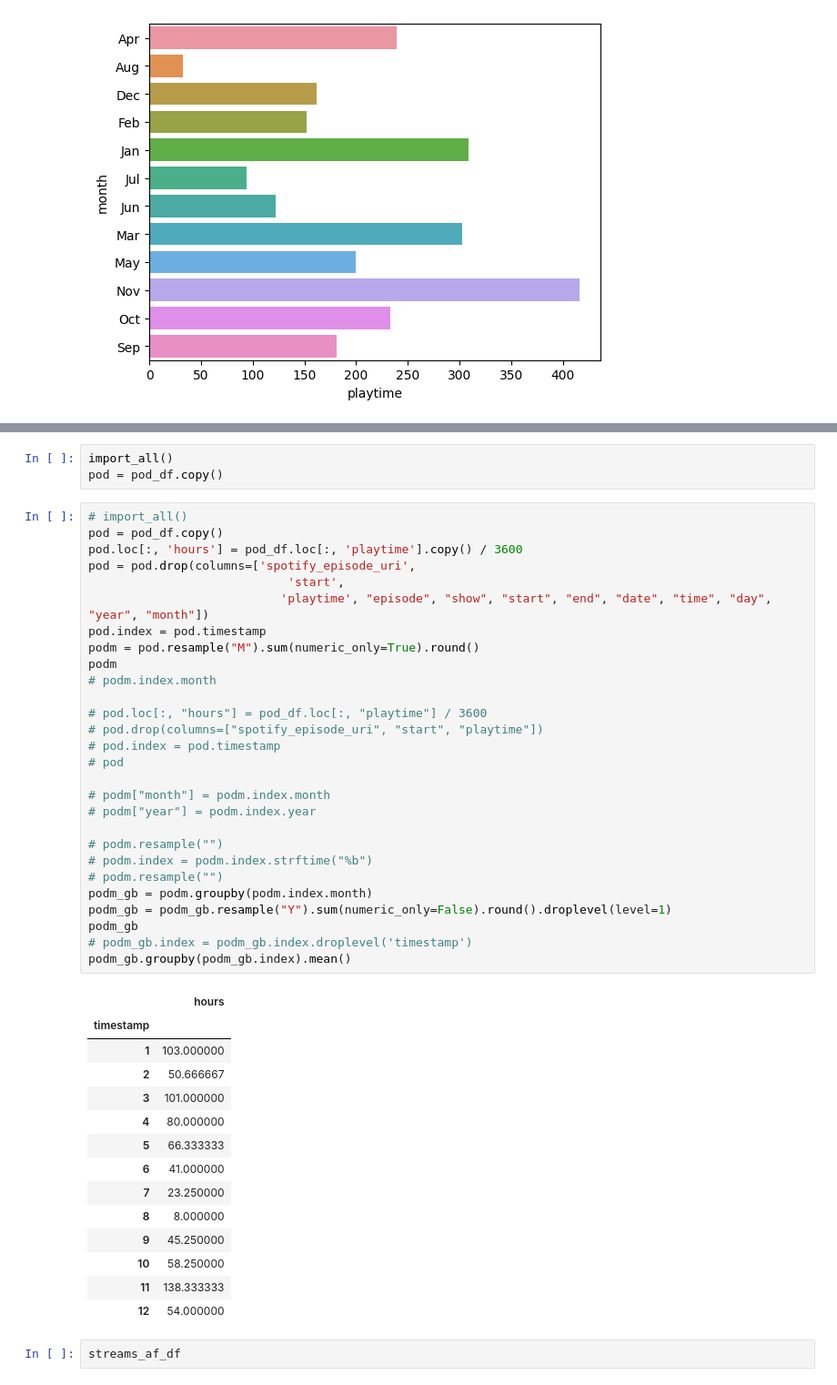
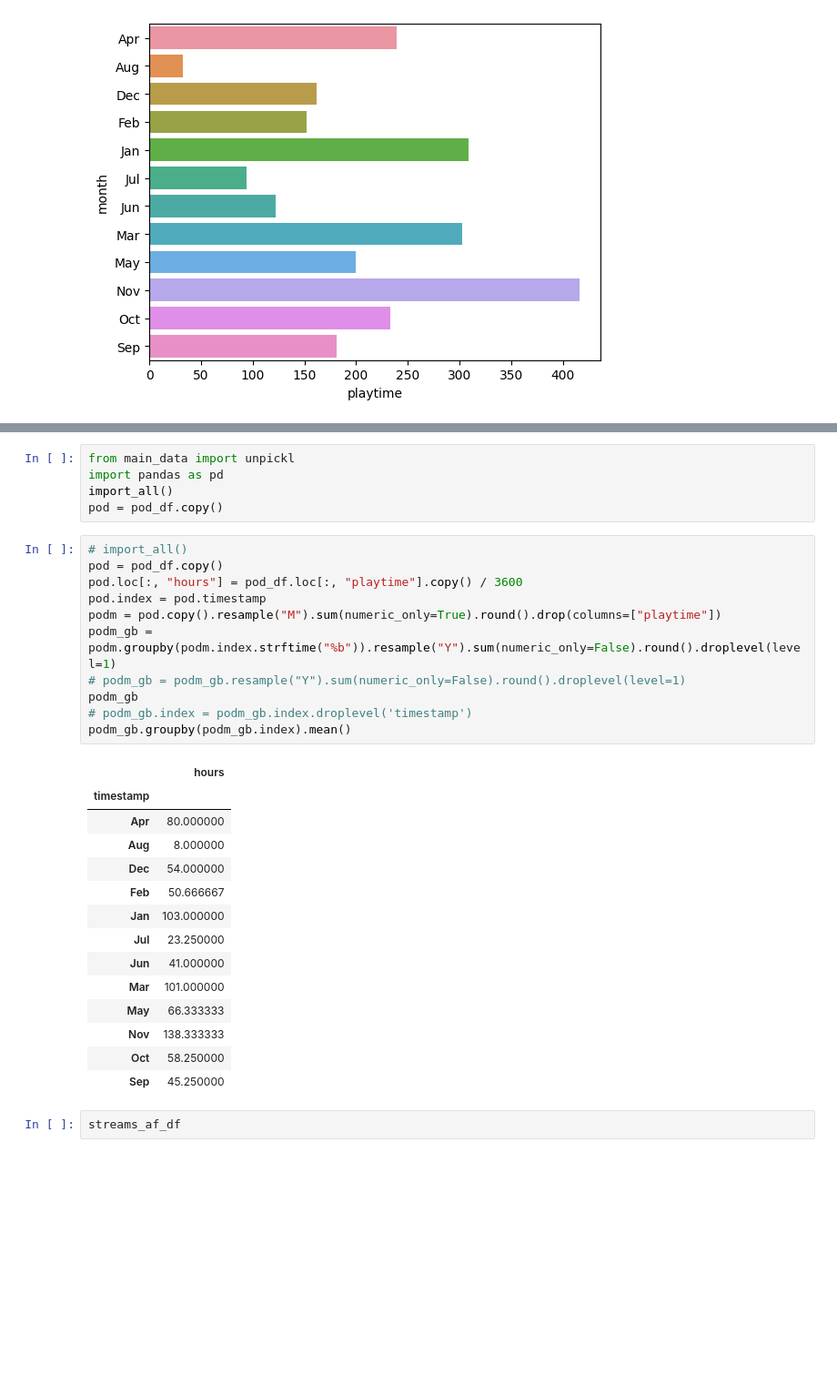
Before and after one commit to mmmuir/CL_DA2, a Jupyter notebook: spotipy_analysis.ipynb, the cells around one changed output, grey strips where cells are left out. Shown at 91% size. Cells and saved outputs as stored; diff of their text form; blank space fills up the shorter version.

```diff
--- a/spotipy_analysis.ipynb
+++ b/spotipy_analysis.ipynb
@@ -273,51 +271,36 @@ sns.barplot(
 # %% [output]
 <AxesSubplot: xlabel='hours', ylabel='timestamp'>
 [figure]
-# %%
-import_all()
-pod = pod_df.copy()
+# %%
+from main_data import unpickl
+import pandas as pd
+import_all()
+pod = pod_df.copy()
 # %%
 # import_all()
 pod = pod_df.copy()
-pod.loc[:, 'hours'] = pod_df.loc[:, 'playtime'].copy() / 3600
-pod = pod.drop(columns=['spotify_episode_uri',
-                            'start',
-                           'playtime', "episode", "show", "start", "end", "date", "time", "day", "year", "month"])
+pod.loc[:, "hours"] = pod_df.loc[:, "playtime"].copy() / 3600
 pod.index = pod.timestamp
-podm = pod.resample("M").sum(numeric_only=True).round()
-podm
-# podm.index.month
-
-# pod.loc[:, "hours"] = pod_df.loc[:, "playtime"] / 3600
-# pod.drop(columns=["spotify_episode_uri", "start", "playtime"])
-# pod.index = pod.timestamp
-# pod
-
-# podm["month"] = podm.index.month
-# podm["year"] = podm.index.year
-
-# podm.resample("")
-# podm.index = podm.index.strftime("%b")
-# podm.resample("")
-podm_gb = podm.groupby(podm.index.month)
-podm_gb = podm_gb.resample("Y").sum(numeric_only=False).round().droplevel(level=1)
+podm = pod.copy().resample("M").sum(numeric_only=True).round().drop(columns=["playtime"])
+podm_gb = podm.groupby(podm.index.strftime("%b")).resample("Y").sum(numeric_only=False).round().droplevel(level=1)
+# podm_gb = podm_gb.resample("Y").sum(numeric_only=False).round().droplevel(level=1)
 podm_gb
 # podm_gb.index = podm_gb.index.droplevel('timestamp')
 podm_gb.groupby(podm_gb.index).mean()
 # %% [output]
 |  | hours |
 | timestamp |  |
-| 1 | 103.000000 |
-| 2 | 50.666667 |
-| 3 | 101.000000 |
-| 4 | 80.000000 |
-| 5 | 66.333333 |
-| 6 | 41.000000 |
-| 7 | 23.250000 |
-| 8 | 8.000000 |
-| 9 | 45.250000 |
-| 10 | 58.250000 |
-| 11 | 138.333333 |
-| 12 | 54.000000 |
+| Apr | 80.000000 |
+| Aug | 8.000000 |
+| Dec | 54.000000 |
+| Feb | 50.666667 |
+| Jan | 103.000000 |
+| Jul | 23.250000 |
+| Jun | 41.000000 |
+| Mar | 101.000000 |
+| May | 66.333333 |
+| Nov | 138.333333 |
+| Oct | 58.250000 |
+| Sep | 45.250000 |
 # %%
 streams_af_df
```
Also changed, not shown: parts of 2 cells of this notebook.
